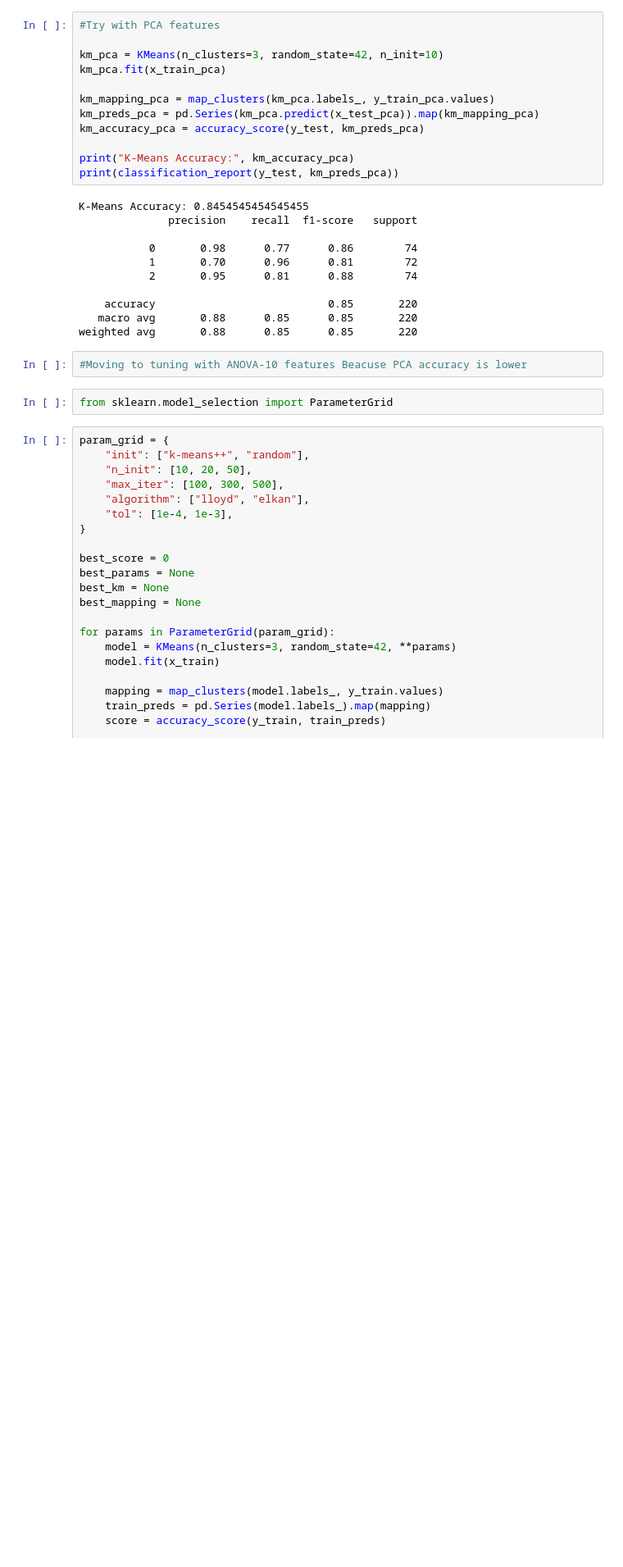
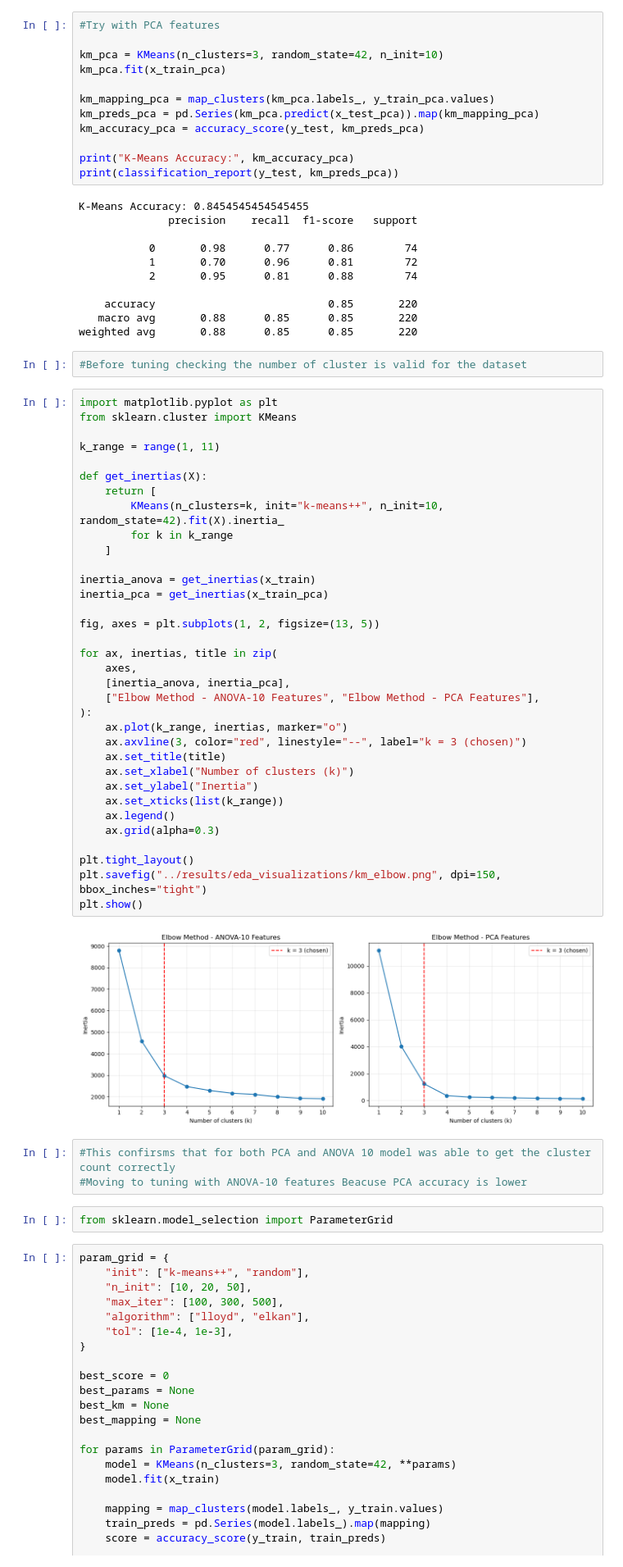
Before and after one commit to chandiracje/AIMAL_Project_Y2S1_G8.1_03, a Jupyter notebook: notebooks/K_Means_(IT25102446).ipynb, the cells around one changed output. Shown at 82% size. Drawn from its saved outputs; the diff is of its cells as text; blank space fills up the shorter version.

Commit message:
Finalized KNN, and K means

```diff
--- a/notebooks/K_Means_(IT25102446).ipynb
+++ b/notebooks/K_Means_(IT25102446).ipynb
@@ -79,7 +81,46 @@ K-Means Accuracy: 0.8454545454545455
     accuracy                           0.85       220
    macro avg       0.88      0.85      0.85       220
 weighted avg       0.88      0.85      0.85       220
+# %%
+#Before tuning checking the number of cluster is valid for the dataset
+# %%
+import matplotlib.pyplot as plt
+from sklearn.cluster import KMeans
+
+k_range = range(1, 11)
+
+def get_inertias(X):
+    return [
+        KMeans(n_clusters=k, init="k-means++", n_init=10, random_state=42).fit(X).inertia_
+        for k in k_range
+    ]
+
+inertia_anova = get_inertias(x_train)
+inertia_pca = get_inertias(x_train_pca)
+
+fig, axes = plt.subplots(1, 2, figsize=(13, 5))
+
+for ax, inertias, title in zip(
+    axes,
+    [inertia_anova, inertia_pca],
+    ["Elbow Method - ANOVA-10 Features", "Elbow Method - PCA Features"],
+):
+    ax.plot(k_range, inertias, marker="o")
+    ax.axvline(3, color="red", linestyle="--", label="k = 3 (chosen)")
+    ax.set_title(title)
+    ax.set_xlabel("Number of clusters (k)")
+    ax.set_ylabel("Inertia")
+    ax.set_xticks(list(k_range))
+    ax.legend()
+    ax.grid(alpha=0.3)
+
+plt.tight_layout()
+plt.savefig("../results/eda_visualizations/km_elbow.png", dpi=150, bbox_inches="tight")
+plt.show()
+# %% [output]
+[figure, added]
 # %%
+#This confirsms that for both PCA and ANOVA 10 model was able to get the cluster count correctly
 #Moving to tuning with ANOVA-10 features Beacuse PCA accuracy is lower
 # %%
 from sklearn.model_selection import ParameterGrid
```
Also changed, not shown: parts of 2 cells of this notebook, 3 other files.
